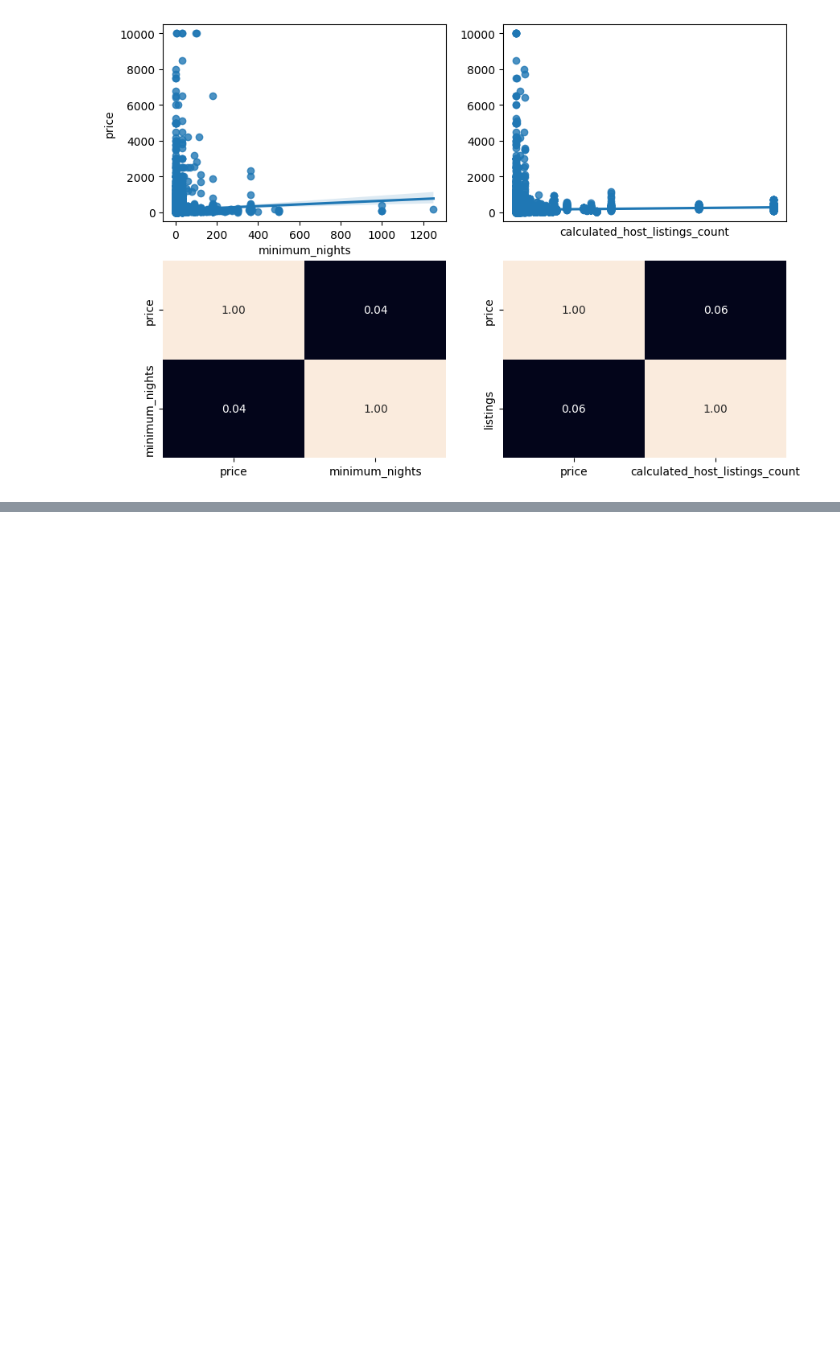
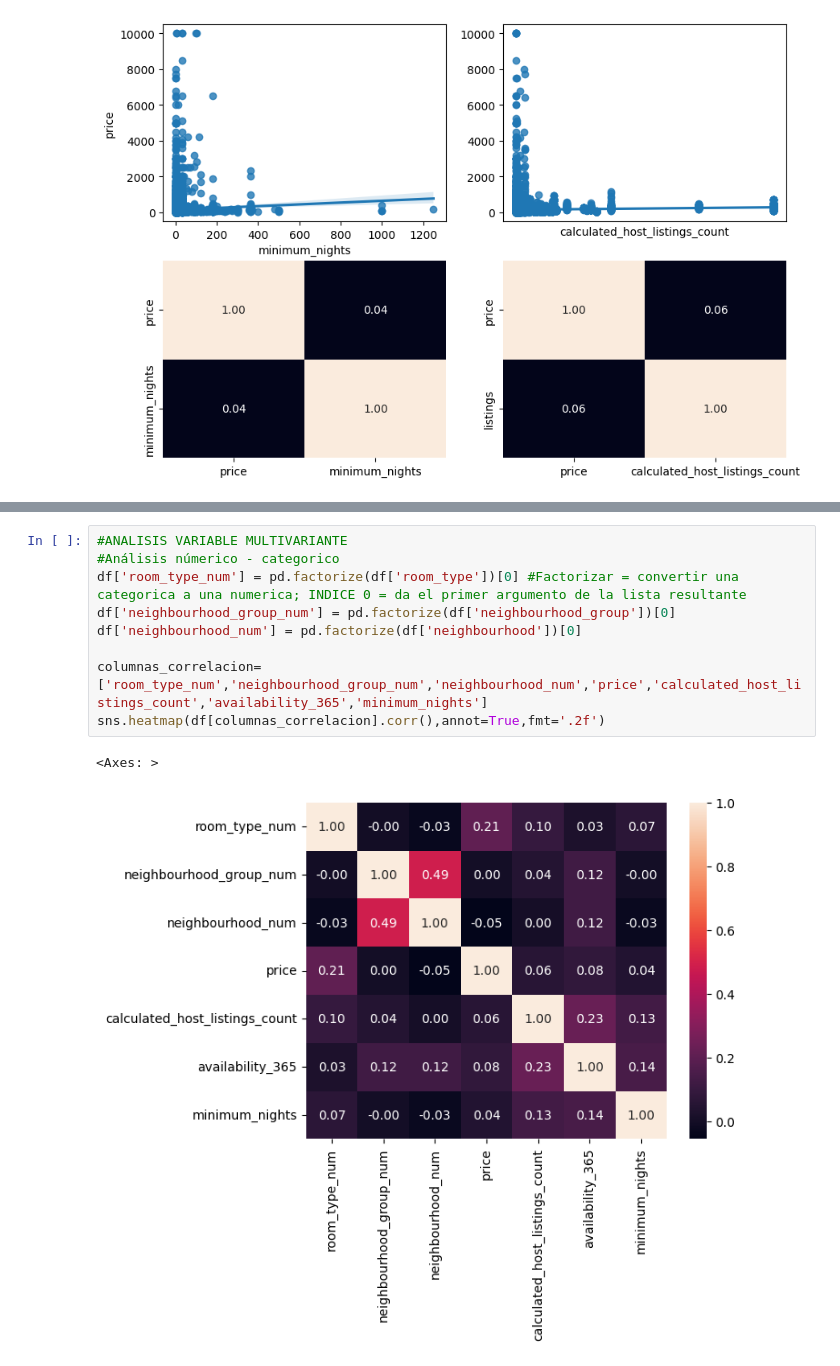
Before and after one commit to 4GeeksAcademy/Maldo1904_EDA, a Jupyter notebook: src/explore.ipynb, the cells around one changed output, grey strips where cells are left out. Cells and saved outputs as stored; diff of their text form; blank space fills up the shorter version.

```diff
--- a/src/explore.ipynb
+++ b/src/explore.ipynb
@@ -138,0 +147,12 @@ sns.heatmap(df[['price','calculated_host_listings_count']].corr(),annot=True,fmt
+# %%
+#ANALISIS VARIABLE MULTIVARIANTE
+#Análisis númerico - categorico
+df['room_type_num'] = pd.factorize(df['room_type'])[0] #Factorizar = convertir una categorica a una numerica; INDICE 0 = da el primer argumento de la lista resultante
+df['neighbourhood_group_num'] = pd.factorize(df['neighbourhood_group'])[0]
+df['neighbourhood_num'] = pd.factorize(df['neighbourhood'])[0]
+
+columnas_correlacion=['room_type_num','neighbourhood_group_num','neighbourhood_num','price','calculated_host_listings_count','availability_365','minimum_nights']
+sns.heatmap(df[columnas_correlacion].corr(),annot=True,fmt='.2f')
+# %% [output]
+<Axes: >
+[figure, added]
```
Also changed, not shown: parts of 8 cells of this notebook.
